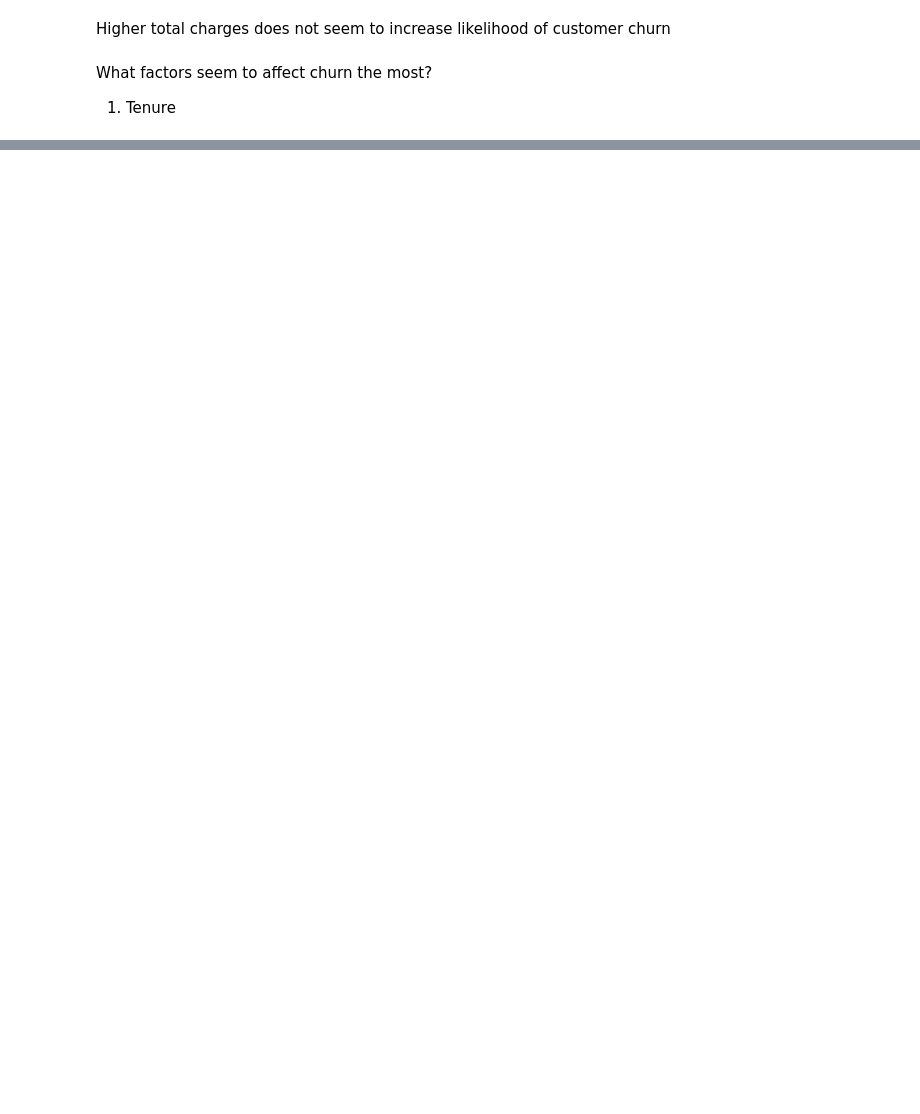
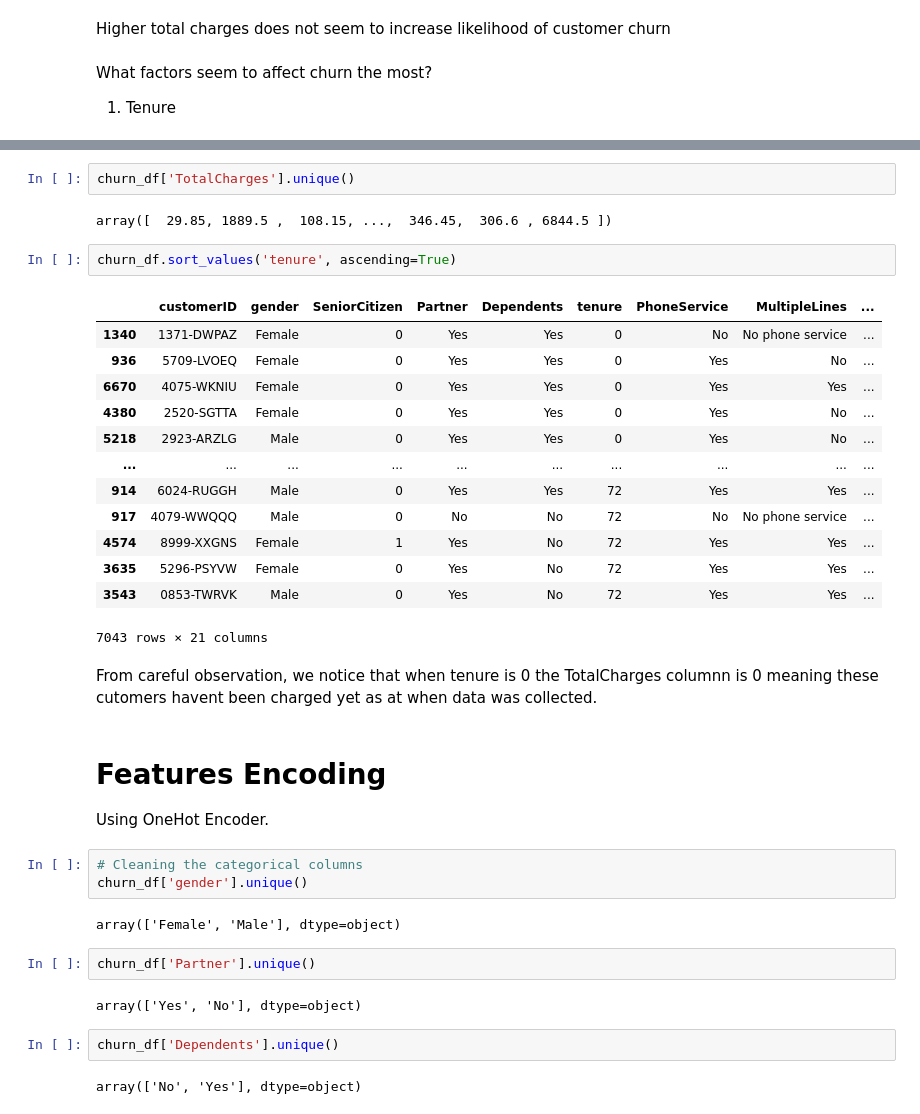
Before and after one commit to muchaimaryanne/Telco-Customer-Churn, a Jupyter notebook: Customer_churn_prediction.ipynb, the cells around one changed output, grey strips where cells are left out. Drawn from its saved outputs; the diff is of its cells as text; blank space fills up the shorter version.

```diff
--- a/Customer_churn_prediction.ipynb
+++ b/Customer_churn_prediction.ipynb
@@ -678,0 +759,39 @@ What factors seem to affect churn the most?
+# %%
+churn_df['TotalCharges'].unique()
+# %% [output]
+array([  29.85, 1889.5 ,  108.15, ...,  346.45,  306.6 , 6844.5 ])
+# %%
+churn_df.sort_values('tenure', ascending=True)
+# %% [output]
+|  | customerID | gender | SeniorCitizen | Partner | Dependents | tenure | PhoneService | MultipleLines | ... |
+| 1340 | 1371-DWPAZ | Female | 0 | Yes | Yes | 0 | No | No phone service | ... |
+| 936 | 5709-LVOEQ | Female | 0 | Yes | Yes | 0 | Yes | No | ... |
+| 6670 | 4075-WKNIU | Female | 0 | Yes | Yes | 0 | Yes | Yes | ... |
+| 4380 | 2520-SGTTA | Female | 0 | Yes | Yes | 0 | Yes | No | ... |
+| 5218 | 2923-ARZLG | Male | 0 | Yes | Yes | 0 | Yes | No | ... |
+| ... | ... | ... | ... | ... | ... | ... | ... | ... | ... |
+| 914 | 6024-RUGGH | Male | 0 | Yes | Yes | 72 | Yes | Yes | ... |
+| 917 | 4079-WWQQQ | Male | 0 | No | No | 72 | No | No phone service | ... |
+| 4574 | 8999-XXGNS | Female | 1 | Yes | No | 72 | Yes | Yes | ... |
+| 3635 | 5296-PSYVW | Female | 0 | Yes | No | 72 | Yes | Yes | ... |
+| 3543 | 0853-TWRVK | Male | 0 | Yes | No | 72 | Yes | Yes | ... |
+7043 rows × 21 columns
+# %% [markdown]
+From careful observation, we notice that when tenure is 0  the TotalCharges columnn is 0 meaning these cutomers havent been charged yet as at when data was collected.
+# %% [markdown]
+# Features Encoding
+
+Using OneHot Encoder.
+# %%
+# Cleaning the categorical columns
+churn_df['gender'].unique()
+# %% [output]
+array(['Female', 'Male'], dtype=object)
+# %%
+churn_df['Partner'].unique()
+# %% [output]
+array(['Yes', 'No'], dtype=object)
+# %%
+churn_df['Dependents'].unique()
+# %% [output]
+array(['No', 'Yes'], dtype=object)
```
Also changed, not shown: parts of 100 cells of this notebook.
